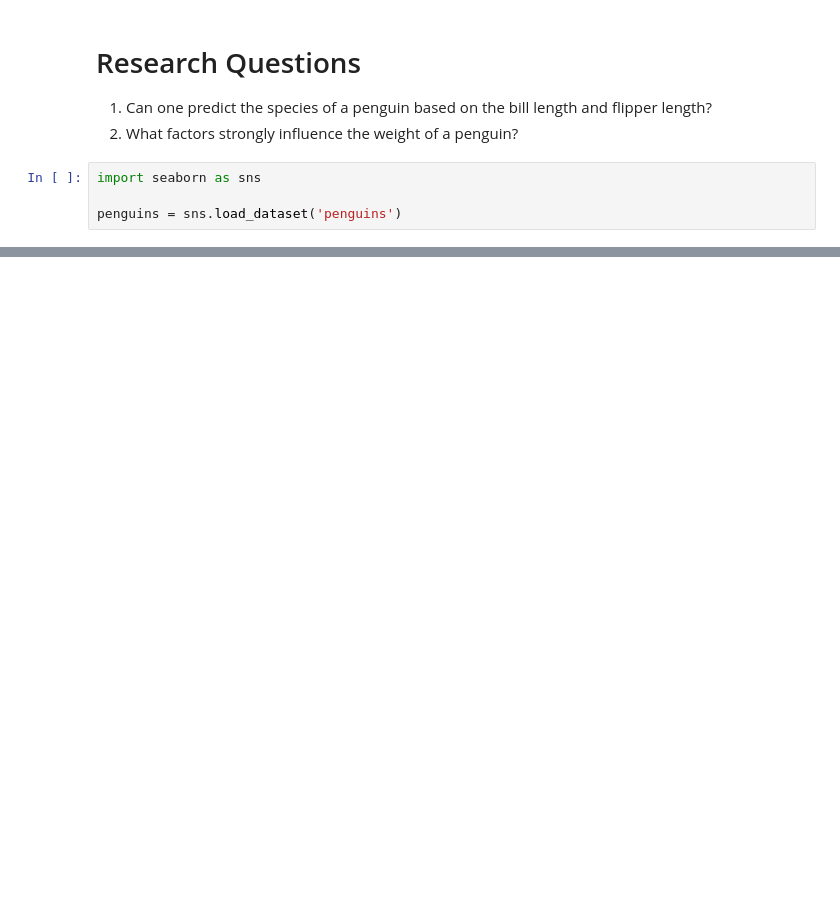
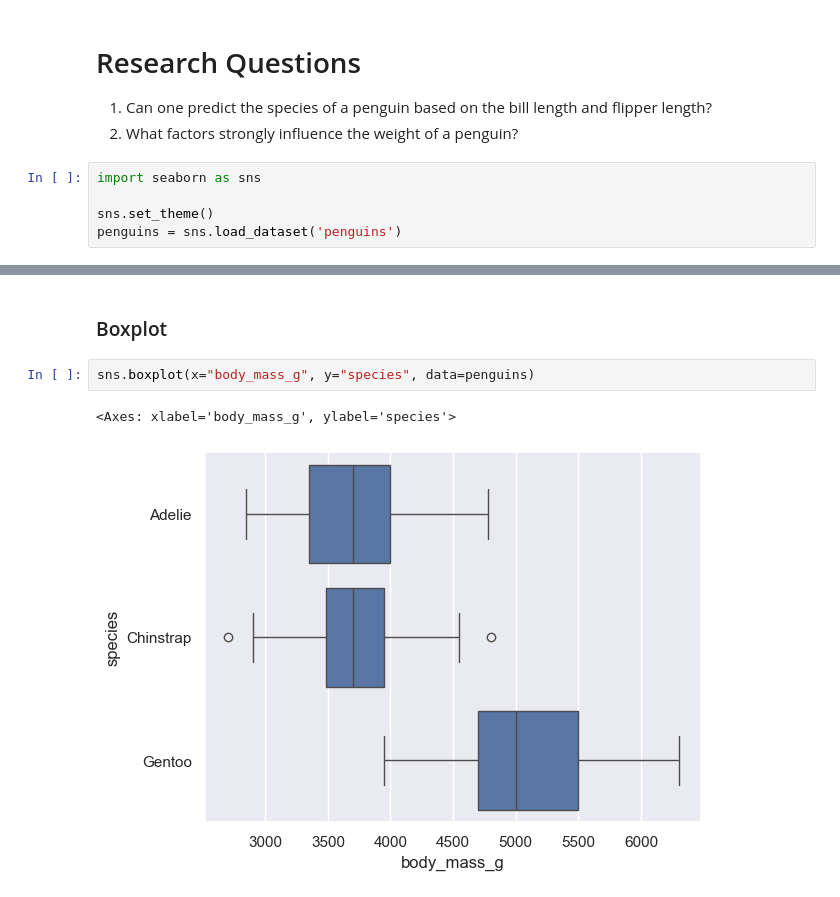
Before and after one commit to fabiansefranek/penguins-dsai-miniproject, a Jupyter notebook: penguins.ipynb, the cells around one changed output, grey strips where cells are left out. Cells and saved outputs as stored; diff of their text form; blank space fills up the shorter version.

```diff
--- a/penguins.ipynb
+++ b/penguins.ipynb
@@ -30,4 +30,5 @@ The following pictures may provide a reference for the different species and the
 # %%
 import seaborn as sns
 
+sns.set_theme()
 penguins = sns.load_dataset('penguins')
@@ -61,4 +44,9 @@ sns.displot(penguins, x="flipper_length_mm", hue="species")
 <seaborn.axisgrid.FacetGrid at 0x...>
 [figure]
 # %% [markdown]
-###
+### Boxplot
+# %%
+sns.boxplot(x="body_mass_g", y="species", data=penguins)
+# %% [output]
+<Axes: xlabel='body_mass_g', ylabel='species'>
+[figure, added]
```
Also changed, not shown: parts of 18 cells of this notebook, 3 other files.
